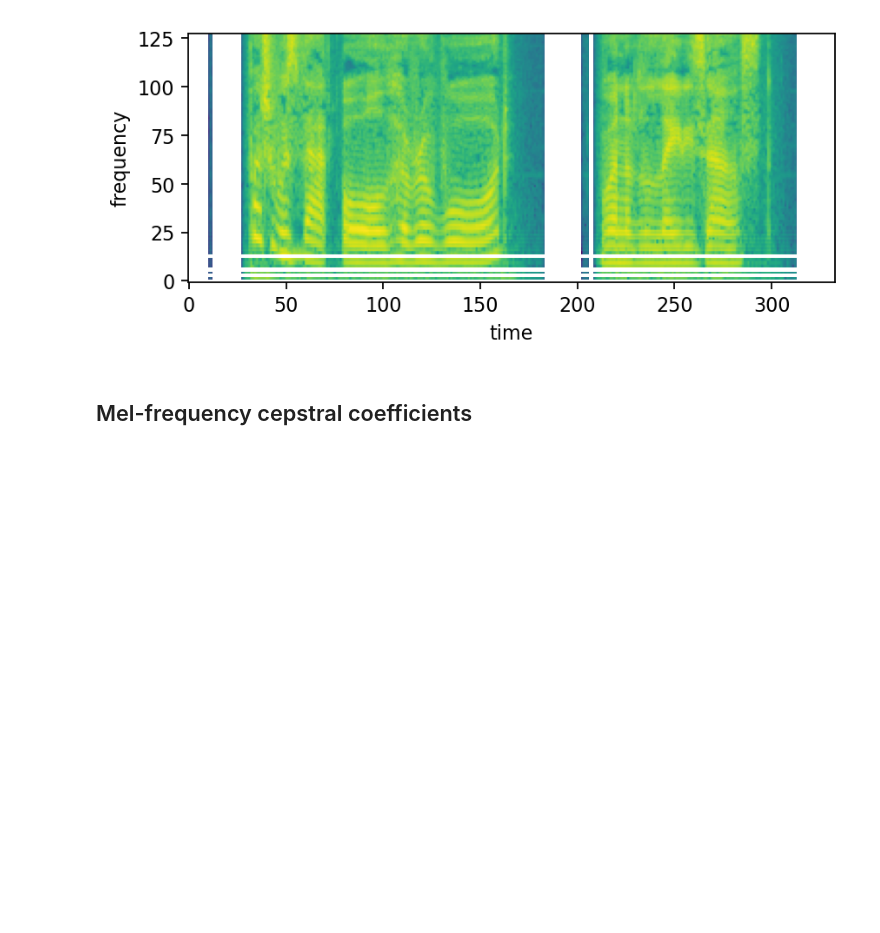
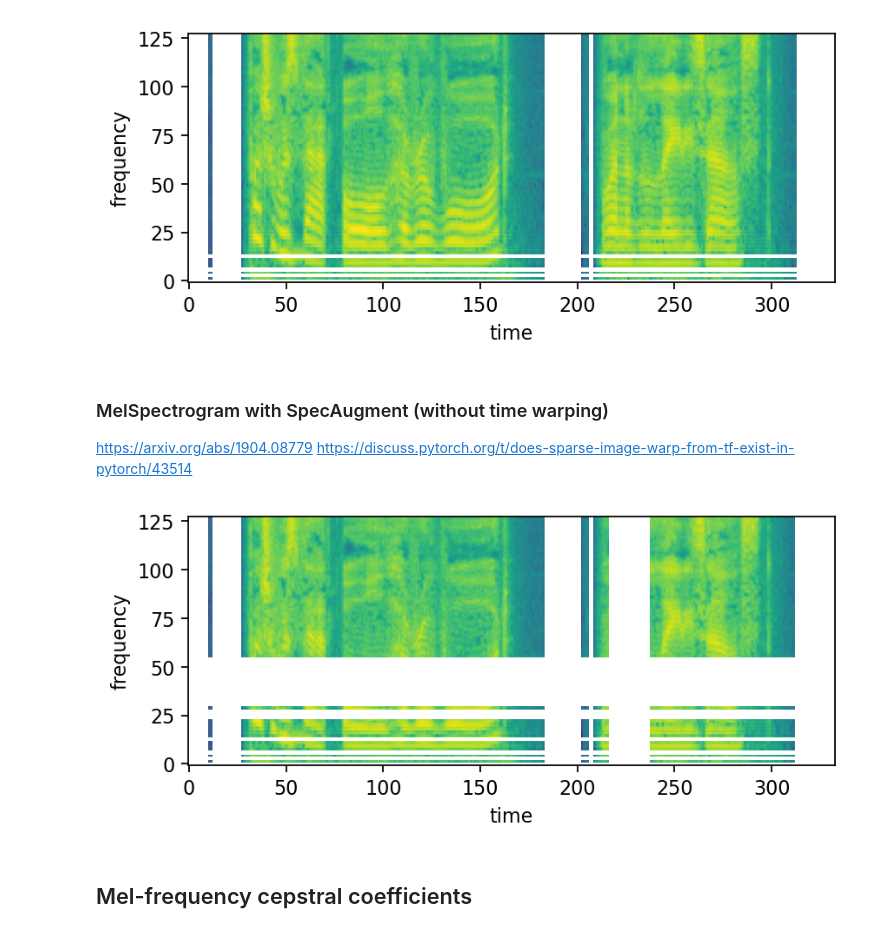
Before and after one commit to vjoki/fsl-experi, a Jupyter notebook: notebooks/audio_representation.ipynb, the cells around one changed output. Cells and saved outputs as stored; diff of their text form; code cells hidden in the pictures; blank space fills up the shorter version.

```diff
--- a/notebooks/audio_representation.ipynb
+++ b/notebooks/audio_representation.ipynb
@@ -45,7 +45,9 @@ plt.gca().invert_yaxis()
 # %% [markdown]
 ## Mel-spectrogram
 # %%
-mel_spectro = torchaudio.transforms.MelSpectrogram()(signal)
+n_mels = 128
+n_fft = 400
+mel_spectro = torchaudio.transforms.MelSpectrogram(n_mels=n_mels, n_fft=n_fft)(signal)
 
 plt.imshow(mel_spectro.log2()[0,:,:], cmap='viridis')
 plt.ylabel('frequency')
@@ -54,6 +56,29 @@ plt.gca().invert_yaxis()
 #plt.savefig('melspectro.pdf')
 # %% [output]
 [figure]
+# %% [markdown]
+### MelSpectrogram with SpecAugment (without time warping)
+https://arxiv.org/abs/1904.08779
+https://discuss.pytorch.org/t/does-sparse-image-warp-from-tf-exist-in-pytorch/43514
+# %%
+F=0.25
+T=0.15
+
+mel_spectro = torch.nn.Sequential(
+    torchaudio.transforms.MelSpectrogram(n_mels=n_mels, n_fft=n_fft),
+    torchaudio.transforms.FrequencyMasking(freq_mask_param=int(F * n_mels)),
+    torchaudio.transforms.FrequencyMasking(freq_mask_param=int(F * n_mels)),
+    torchaudio.transforms.TimeMasking(time_mask_param=int(T * (n_fft // 2 + 1))),
+    torchaudio.transforms.TimeMasking(time_mask_param=int(T * (n_fft // 2 + 1)))
+)(signal)
+
+plt.imshow(mel_spectro.log2()[0,:,:], cmap='viridis')
+plt.ylabel('frequency')
+plt.xlabel('time')
+plt.gca().invert_yaxis()
+#plt.savefig('melspectro-aug.pdf')
+# %% [output]
+[figure, added]
 # %% [markdown]
 ## Mel-frequency cepstral coefficients
 # %%
```
Also changed, not shown: parts of 2 cells of this notebook.
